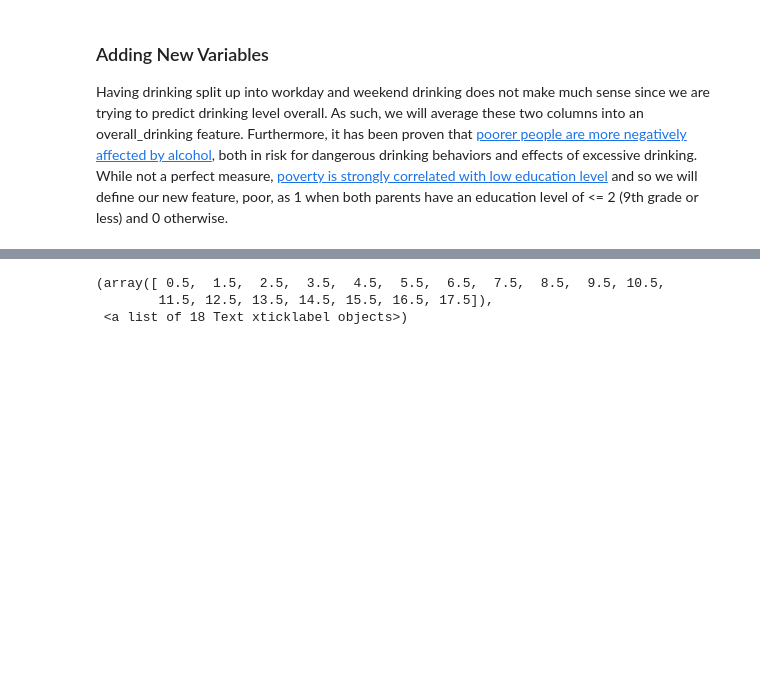
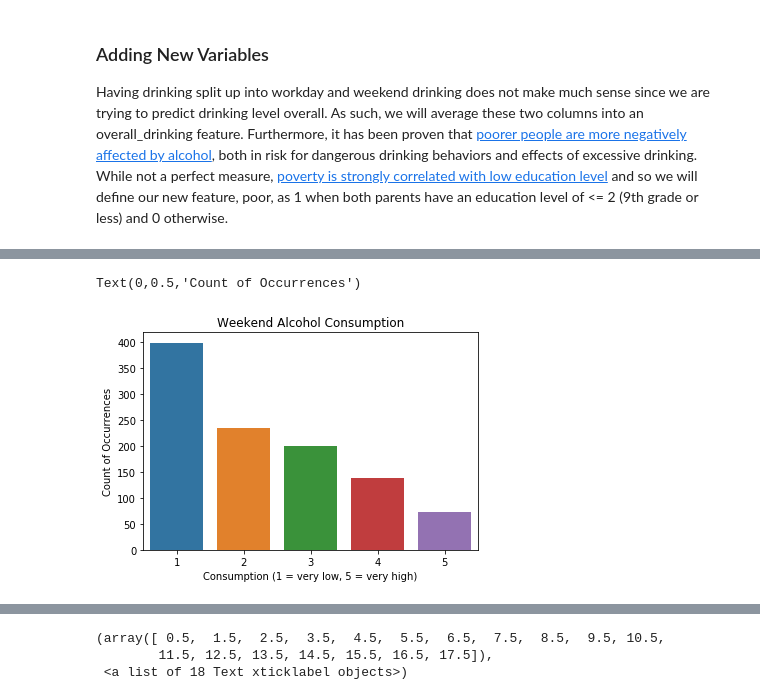
Before and after one commit to jamesbmc/370-final-project, a Jupyter notebook: report.ipynb, the cells around one changed output, grey strips where cells are left out. Drawn from its saved outputs; the diff is of its cells as text; code cells hidden in the pictures; blank space fills up the shorter version.

```diff
--- a/report.ipynb
+++ b/report.ipynb
@@ -93,0 +103,9 @@ As a first look, we decided to look at correlations between the various features
+# %%
+fig, ax = plt.subplots()
+fig = sns.countplot(x="Walc", data=combined_data)
+ax.set_title('Weekend Alcohol Consumption')
+ax.set_xlabel('Consumption (1 = very low, 5 = very high)')
+ax.set_ylabel('Count of Occurrences')
+# %% [output]
+Text(0,0.5,'Count of Occurrences')
+[figure, added]
```
Also changed, not shown: parts of 10 cells of this notebook.
